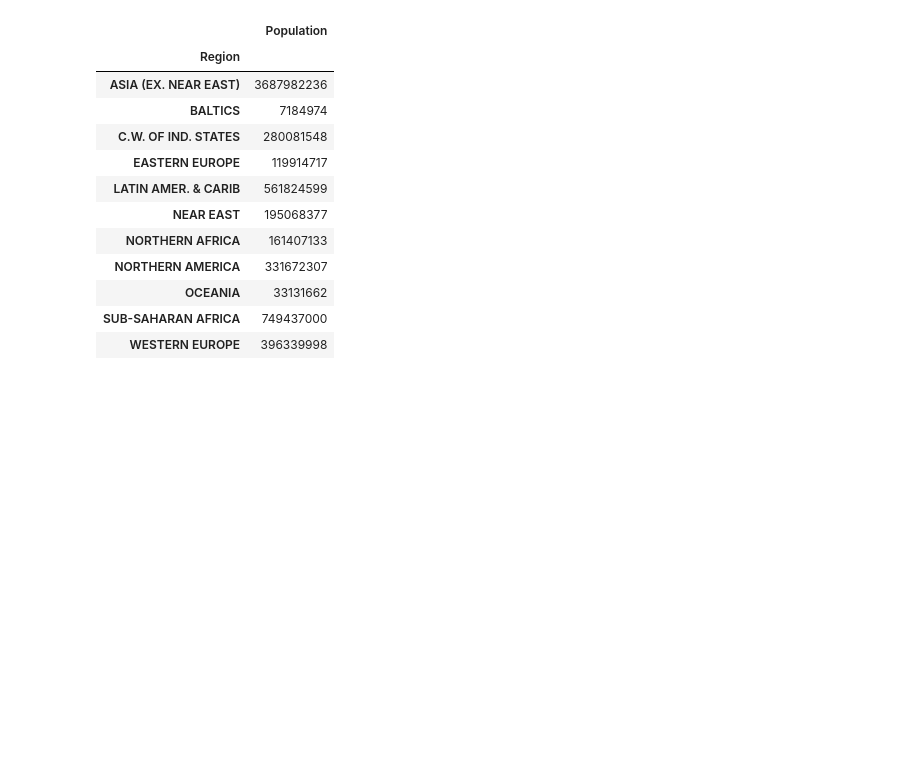
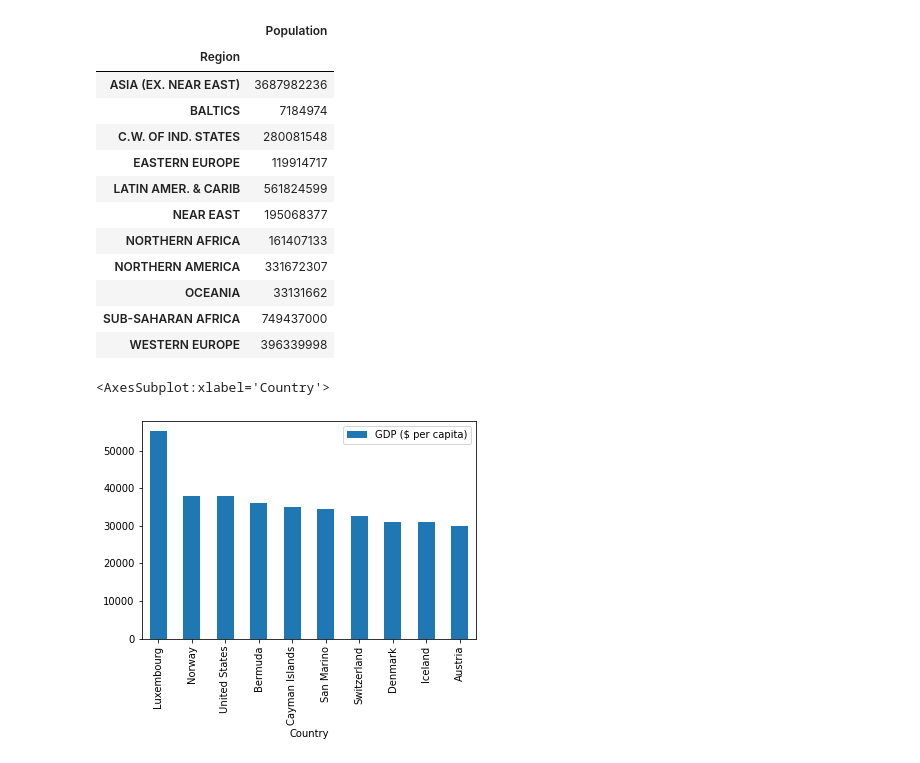
Before and after one commit to cherifbenham/ai_course, a Jupyter notebook: data_analysis_basics/lesson.ipynb, the cells around one changed output. Saved outputs shown, nothing was run; the diff lists cells and outputs as text; code cells hidden in the pictures; blank space fills up the shorter version.

```diff
--- a/data_analysis_basics/lesson.ipynb
+++ b/data_analysis_basics/lesson.ipynb
@@ -291,0 +290,5 @@ df[""]
+# %%
+df[["GDP ($ per capita)"]].sort_values(by="GDP ($ per capita)", ascending=False).head(10).plot(kind="bar")
+# %% [output]
+<AxesSubplot:xlabel='Country'>
+[figure, added]
```
Also changed, not shown: parts of 1 cell of this notebook, 1 other file.
